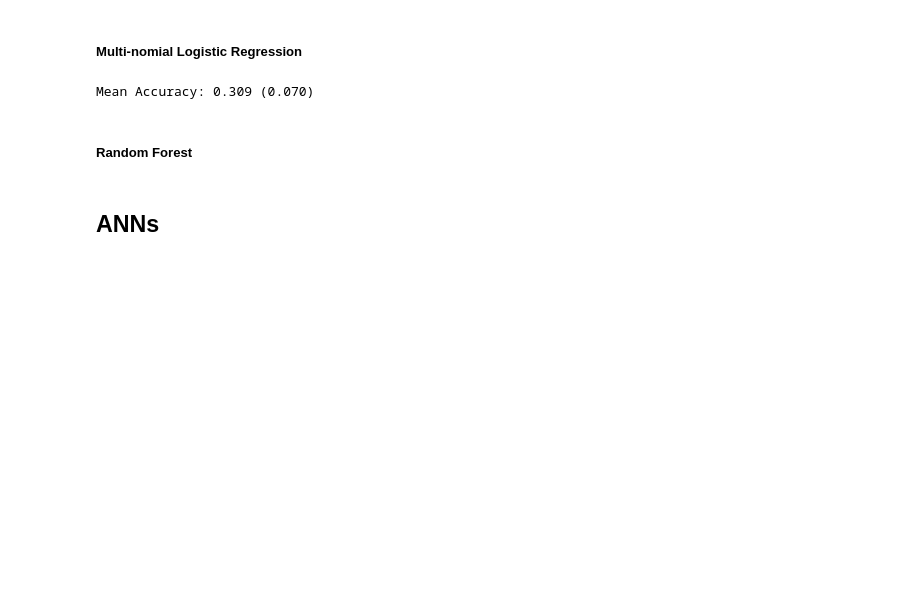
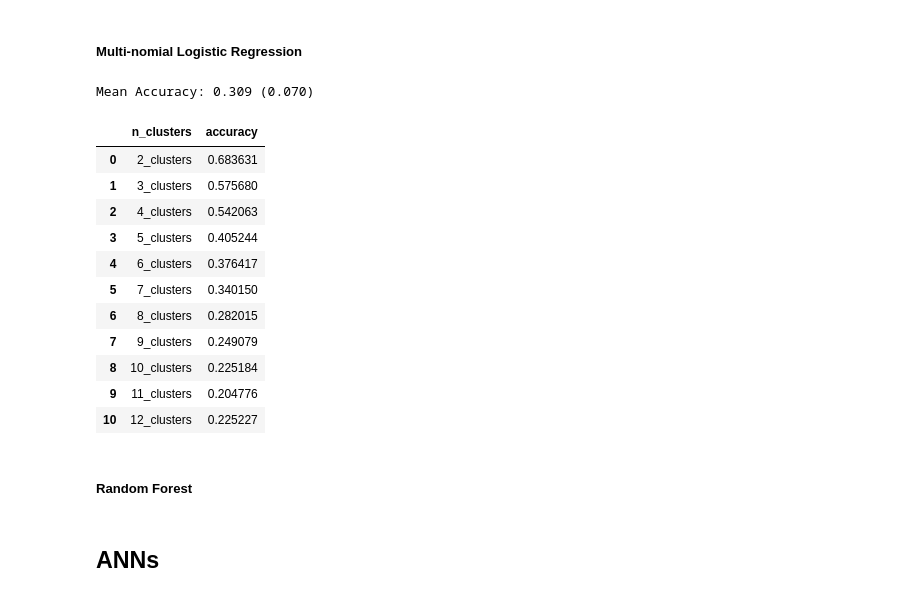
Before and after one commit to andrewtobin99/Final-Year-Project, a Jupyter notebook: house_pricing_v4.ipynb, the cells around one changed output. Saved outputs shown, nothing was run; the diff lists cells and outputs as text; code cells hidden in the pictures; blank space fills up the shorter version.

```diff
--- a/house_pricing_v4.ipynb
+++ b/house_pricing_v4.ipynb
@@ -626,3 +626,9 @@ n_clusters = str(n)+'_clusters'
 # %%
 cluster_cols = list(dftrain.columns[16:].values)
 drop_columns = ['area', 'latitude', 'longitude']+cluster_cols
+# %%
+## splitting the training dataset into a train and validation set
+train, test = train_test_split(dftrain, test_size=0.2)
+## splitting the training dataset into a train and validation set
+print('Training Data Rows and Columns:',train.shape)
+print('Testing Data Rows and Columns:',test.shape)
@@ -665,13 +676,28 @@ def gran_vs_acc(dftrain, train, test):
         cv = RepeatedStratifiedKFold(n_splits=10, n_repeats=3, random_state=1)
         # evaluate the model and collect the scores
         n_scores = cross_val_score(model, X_test, Y_test, scoring='accuracy', cv=cv, n_jobs=-1)
-        results.append(col,
-                        (mean(n_scores)))
+        results.append([col,
+                        (mean(n_scores))])
 
     results = pd.DataFrame(results, columns=['n_clusters', 'accuracy'])
     return results
 # %%
-gran_vs_acc(dftrain, train, test)
+results = gran_vs_acc(dftrain, train, test)
+# %%
+results
+# %% [output]
+|  | n_clusters | accuracy |
+| 0 | 2_clusters | 0.683631 |
+| 1 | 3_clusters | 0.575680 |
+| 2 | 4_clusters | 0.542063 |
+| 3 | 5_clusters | 0.405244 |
+| 4 | 6_clusters | 0.376417 |
+| 5 | 7_clusters | 0.340150 |
+| 6 | 8_clusters | 0.282015 |
+| 7 | 9_clusters | 0.249079 |
+| 8 | 10_clusters | 0.225184 |
+| 9 | 11_clusters | 0.204776 |
+| 10 | 12_clusters | 0.225227 |
 # %% [markdown]
 ##### Random Forest
 # %%
```
Also changed, not shown: parts of 3 cells of this notebook.
